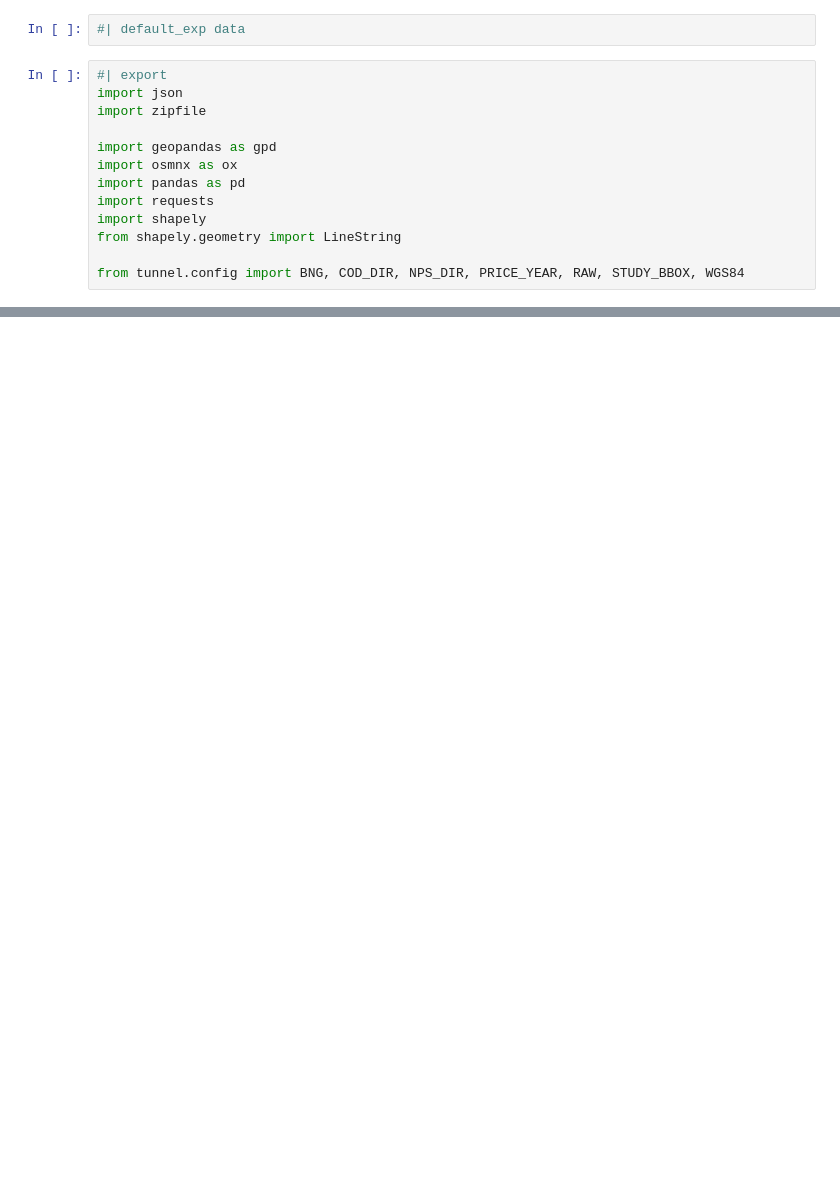
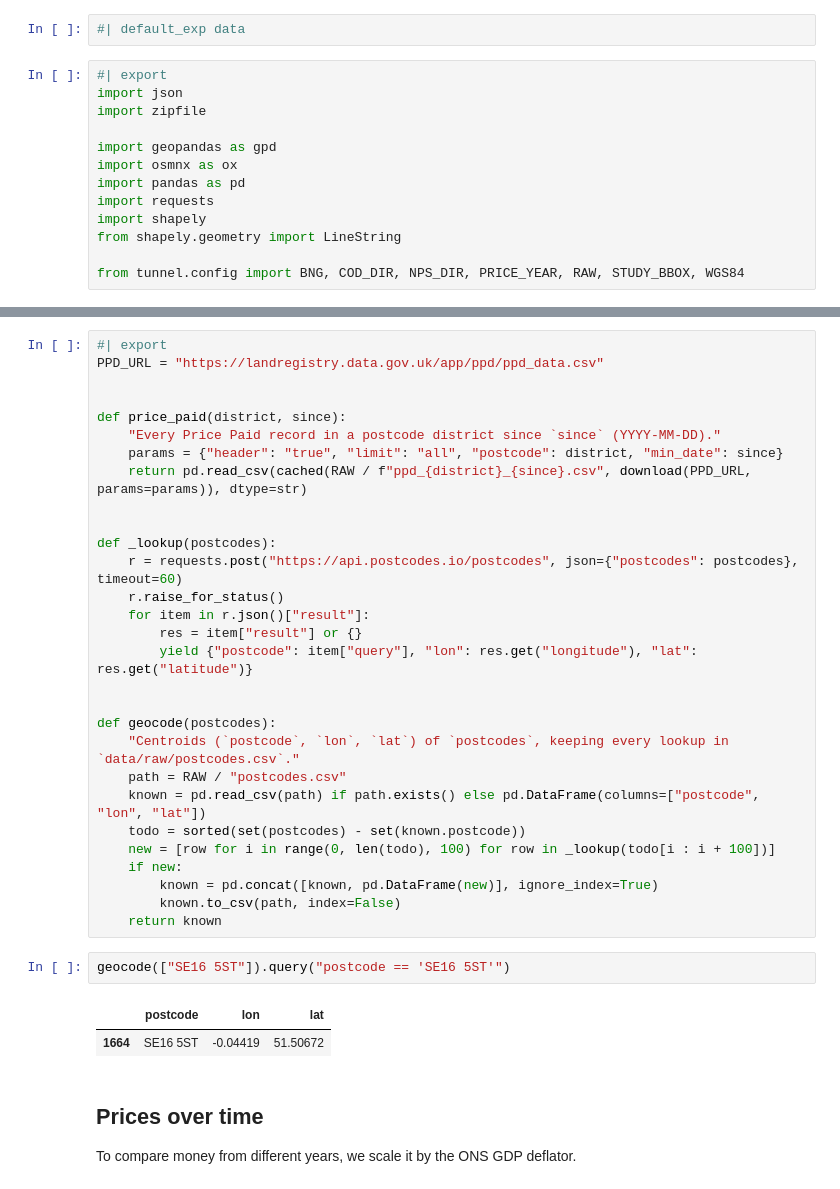
Before and after one commit to HenryDashwood/rotherhithe-to-canary-wharf-tunnel, a Jupyter notebook: nbs/01_data.ipynb, the cells around one changed output, grey strips where cells are left out. Saved outputs shown, nothing was run; the diff lists cells and outputs as text; blank space fills up the shorter version.

```diff
--- a/nbs/01_data.ipynb
+++ b/nbs/01_data.ipynb
@@ -324,0 +229,38 @@ print(f"£100m in 2017 = £{real(100, 2017):.0f}m in {PRICE_YEAR}")
+# %%
+#| export
+PPD_URL = "https://landregistry.data.gov.uk/app/ppd/ppd_data.csv"
+
+
+def price_paid(district, since):
+    "Every Price Paid record in a postcode district since `since` (YYYY-MM-DD)."
+    params = {"header": "true", "limit": "all", "postcode": district, "min_date": since}
+    return pd.read_csv(cached(RAW / f"ppd_{district}_{since}.csv", download(PPD_URL, params=params)), dtype=str)
+
+
+def _lookup(postcodes):
+    r = requests.post("https://api.postcodes.io/postcodes", json={"postcodes": postcodes}, timeout=60)
+    r.raise_for_status()
+    for item in r.json()["result"]:
+        res = item["result"] or {}
+        yield {"postcode": item["query"], "lon": res.get("longitude"), "lat": res.get("latitude")}
+
+
+def geocode(postcodes):
+    "Centroids (`postcode`, `lon`, `lat`) of `postcodes`, keeping every lookup in `data/raw/postcodes.csv`."
+    path = RAW / "postcodes.csv"
+    known = pd.read_csv(path) if path.exists() else pd.DataFrame(columns=["postcode", "lon", "lat"])
+    todo = sorted(set(postcodes) - set(known.postcode))
+    new = [row for i in range(0, len(todo), 100) for row in _lookup(todo[i : i + 100])]
+    if new:
+        known = pd.concat([known, pd.DataFrame(new)], ignore_index=True)
+        known.to_csv(path, index=False)
+    return known
+# %%
+geocode(["SE16 5ST"]).query("postcode == 'SE16 5ST'")
+# %% [output]
+|  | postcode | lon | lat |
+| 1664 | SE16 5ST | -0.04419 | 51.50672 |
+# %% [markdown]
+## Prices over time
+
+To compare money from different years, we scale it by the ONS GDP deflator.
```
Also changed, not shown: parts of 44 cells of this notebook, 18 other files.
